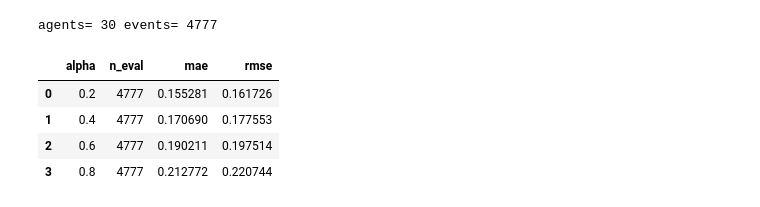
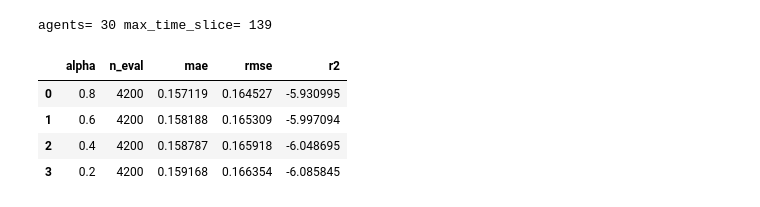
Before and after one commit to samuelLi05/llm-network, a Jupyter notebook: modeling/models/de_groot_profile.ipynb, the cells around one changed output. Saved outputs shown, nothing was run; the diff lists cells and outputs as text; code cells hidden in the pictures.

```diff
--- a/modeling/models/de_groot_profile.ipynb
+++ b/modeling/models/de_groot_profile.ipynb
@@ -215,21 +482,22 @@ def run_event_degroot(data, alpha=0.6):
 # %%
 data = load_run_data(RUN_DIR)
-print('agents=', len(data['agent_ids']), 'events=', len(data['events']))
+print('agents=', len(data['agent_ids']), 'max_time_slice=', data['max_time_slice'])
 alphas = PARAMS['alpha_grid']
 rows = []
 for a in alphas:
-    _, rec = run_event_degroot(data, alpha=a)
-    m = evaluate(rec)
-    rows.append({'alpha': a, 'n_eval': len(rec), **m})
+    out = run_timeslice_degroot(data, alpha=a, predictor=FIRST_POST_PREDICTOR, rng_seed=PARAMS['predictor_rng_seed'])
+    comparison_records = out['records']
+    m = evaluate(comparison_records)
+    rows.append({'alpha': a, 'n_eval': len(comparison_records), **m})
 res = pd.DataFrame(rows).sort_values('rmse').reset_index(drop=True)
 res.head(10)
 # %% [output]
-agents= 30 events= 4777
+agents= 30 max_time_slice= 139
-|  | alpha | n_eval | mae | rmse |
-| 0 | 0.2 | 4777 | 0.155281 | 0.161726 |
-| 1 | 0.4 | 4777 | 0.170690 | 0.177553 |
-| 2 | 0.6 | 4777 | 0.190211 | 0.197514 |
-| 3 | 0.8 | 4777 | 0.212772 | 0.220744 |
+|  | alpha | n_eval | mae | rmse | r2 |
+| 0 | 0.8 | 4200 | 0.157119 | 0.164527 | -5.930995 |
+| 1 | 0.6 | 4200 | 0.158188 | 0.165309 | -5.997094 |
+| 2 | 0.4 | 4200 | 0.158787 | 0.165918 | -6.048695 |
+| 3 | 0.2 | 4200 | 0.159168 | 0.166354 | -6.085845 |
 # %%
 best = res.iloc[0].to_dict()
 print('Best:', best)
```
Also changed, not shown: parts of 8 cells of this notebook, 12 other files.
